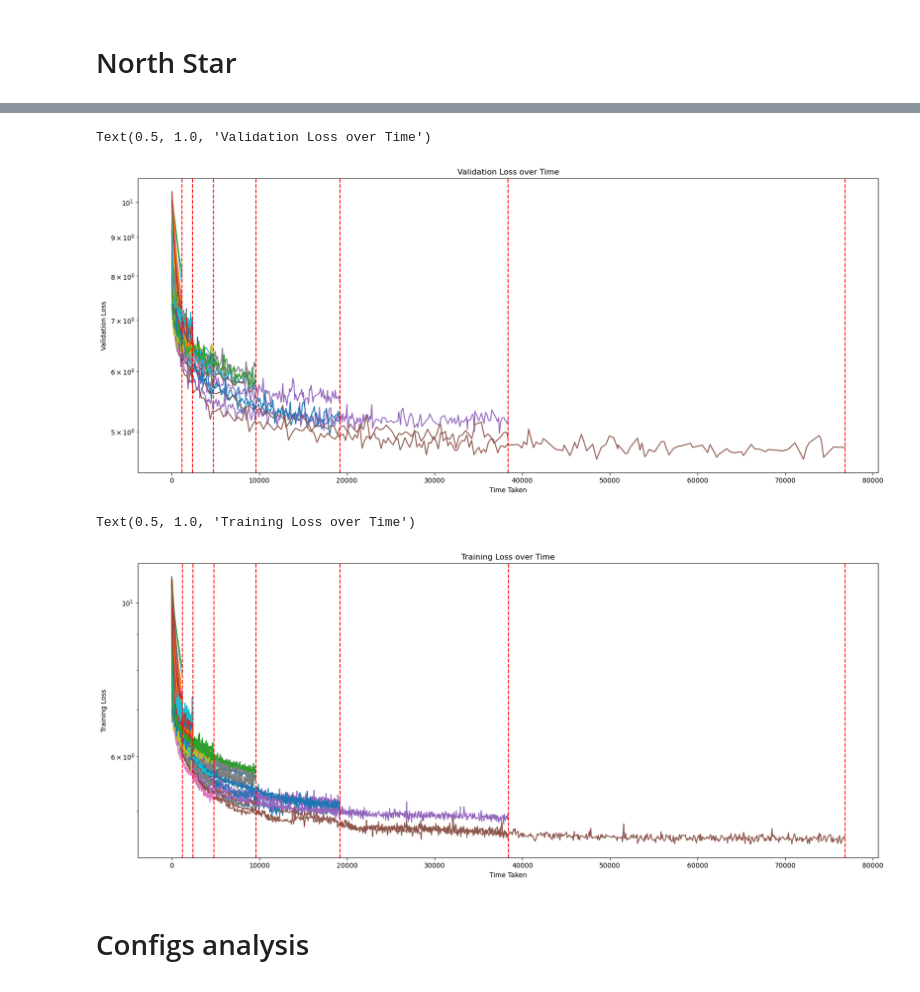
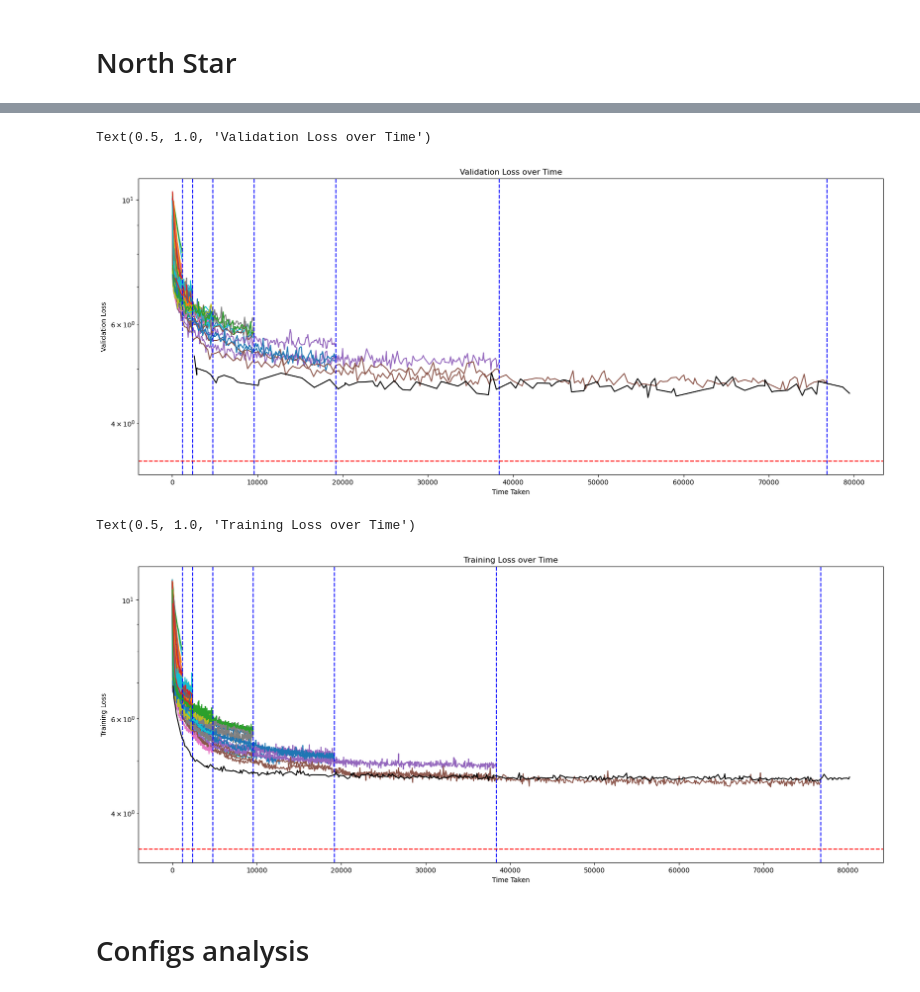
Before and after one commit to omarswelam/llm.c, a Jupyter notebook: HPO_playground.ipynb, the cells around one changed output, grey strips where cells are left out. Drawn from its saved outputs; the diff is of its cells as text; code cells hidden in the pictures.

Commit message:
Adding the default run to the plot

```diff
--- a/HPO_playground.ipynb
+++ b/HPO_playground.ipynb
@@ -36,3 +36,10 @@ for run in runs_desired:
         runs_total[name]["runs"].append(run)
 # %% [markdown]
 # North Star
+# %%
+loss_baseline = {
+    "124M": 3.424958,
+    "350M": 3.083089,
+    "774M": 3.000580,
+    "1558M": 2.831273,
+}
@@ -39,3 +62,14 @@ for run in runs_desired:
+# %%
+for run in runs:
+    default_run = run if len(run.tags) > 0 else None
+
+df_default = default_run.history()
+df_default["budget"] = default_run.config.get("budget")
+df_default["time_taken"] = df_default["budget"] - df_default["remaining_time"]
+df_default.sort_values(by=["step"], inplace=True)
+df_default["time_taken"] = df_default["time_taken"].fillna(method='ffill')
+default_run_train_history = df_default.dropna(subset=['avg train loss']).drop_duplicates(subset=['step'], keep='last').reset_index(drop=True)
+default_run_val_history = df_default.dropna(subset=['val_loss']).drop_duplicates(subset=['step'], keep='last').reset_index(drop=True)
 # %%
 for name in runs_total:
     runs_list = runs_total[name]["runs"]
@@ -64,7 +98,11 @@ for i, name in enumerate(runs_total):
     plt.plot(runs_total[name]["val_history"]['time_taken'], runs_total[name]["val_history"]['val_loss'], label=f'run({i})')
 
 for budget in budgets:
-    plt.axvline(x=budget, color='r', linestyle='--', label=f'budget({budget})')
+    plt.axvline(x=budget, color='b', linestyle='--', label=f'budget({budget})')
+
+plt.plot(default_run_val_history['time_taken'], default_run_val_history['val_loss'], label='default_run', color='black')
+
+plt.axhline(y=loss_baseline["124M"], color='r', linestyle='--', label=f"OpenAI GPT-2 (124M) checkpoint val loss")
 
 plt.xlabel('Time Taken')
 plt.ylabel('Validation Loss')
@@ -72,26 +110,29 @@ plt.yscale('log')
 plt.title('Validation Loss over Time')
 # %% [output]
 Text(0.5, 1.0, 'Validation Loss over Time')
-[figure, old version]
+[figure, new version]
 # %%
 budgets = [1200 * 2**(i) for i in range(7)]
 
 # figure size
 plt.figure(figsize=(20, 8))
 for i, name in enumerate(runs_total):
     plt.plot(runs_total[name]["train_history"]['time_taken'], runs_total[name]["train_history"]['avg train loss'], label=f'run({i})')
 
 for budget in budgets:
-    plt.axvline(x=budget, color='r', linestyle='--', label=f'budget({budget})')
+    plt.axvline(x=budget, color='b', linestyle='--', label=f'budget({budget})')
+
+plt.plot(default_run_train_history['time_taken'], default_run_train_history['avg train loss'], label='default_run', color='black')
+
+plt.axhline(y=loss_baseline["124M"], color='r', linestyle='--', label=f"OpenAI GPT-2 (124M) checkpoint val loss")
 
 plt.xlabel('Time Taken')
 plt.ylabel('Training Loss')
-# set y scale to be log scale
 plt.yscale('log')
 plt.title('Training Loss over Time')
 # %% [output]
 Text(0.5, 1.0, 'Training Loss over Time')
-[figure, old version]
+[figure, new version]
 # %% [markdown]
 # Configs analysis
 # %%
```
Also changed, not shown: parts of 1 cell of this notebook.
